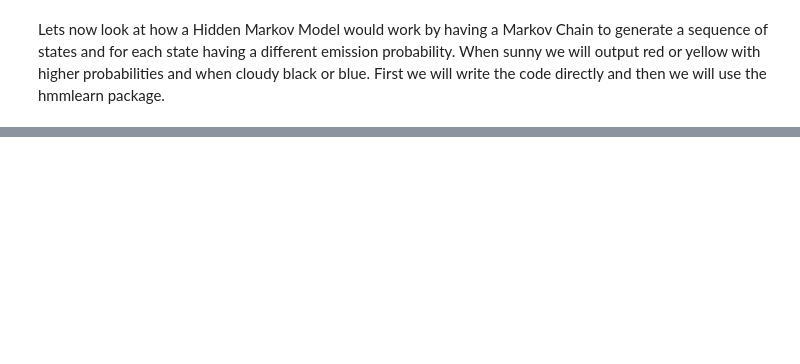
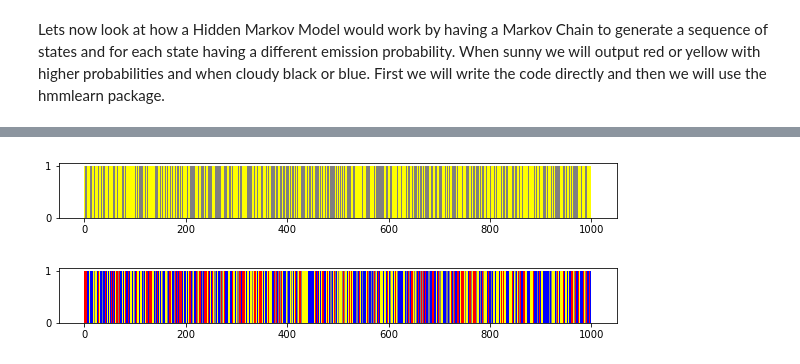
Before and after one commit to davidsjohnson/SENG474, a Jupyter notebook: Markov Chains and Hidden Markov Models.ipynb, the cells around one changed output, grey strips where cells are left out. Cells and saved outputs as stored; diff of their text form; code cells hidden in the pictures; blank space fills up the shorter version.

```diff
--- a/Markov Chains and Hidden Markov Models.ipynb
+++ b/Markov Chains and Hidden Markov Models.ipynb
@@ -191,0 +238,17 @@ plot_weather_samples(samples, state2color)
+# %%
+X, Z = estimated_model.sample(1000)
+state2color = {}
+state2color[0] = 'yellow'
+state2color[1] = 'grey'
+plot_weather_samples(Z, state2color)
+
+samples = [item for sublist in X for item in sublist]
+state2color = {}
+state2color[0] = 'yellow'
+state2color[1] = 'red'
+state2color[2] = 'blue'
+state2color[3] = 'grey'
+plot_weather_samples(samples, state2color)
+# %% [output]
+[figure, added]
+[figure, added]
```
Also changed, not shown: parts of 10 cells of this notebook, 2 other files.
